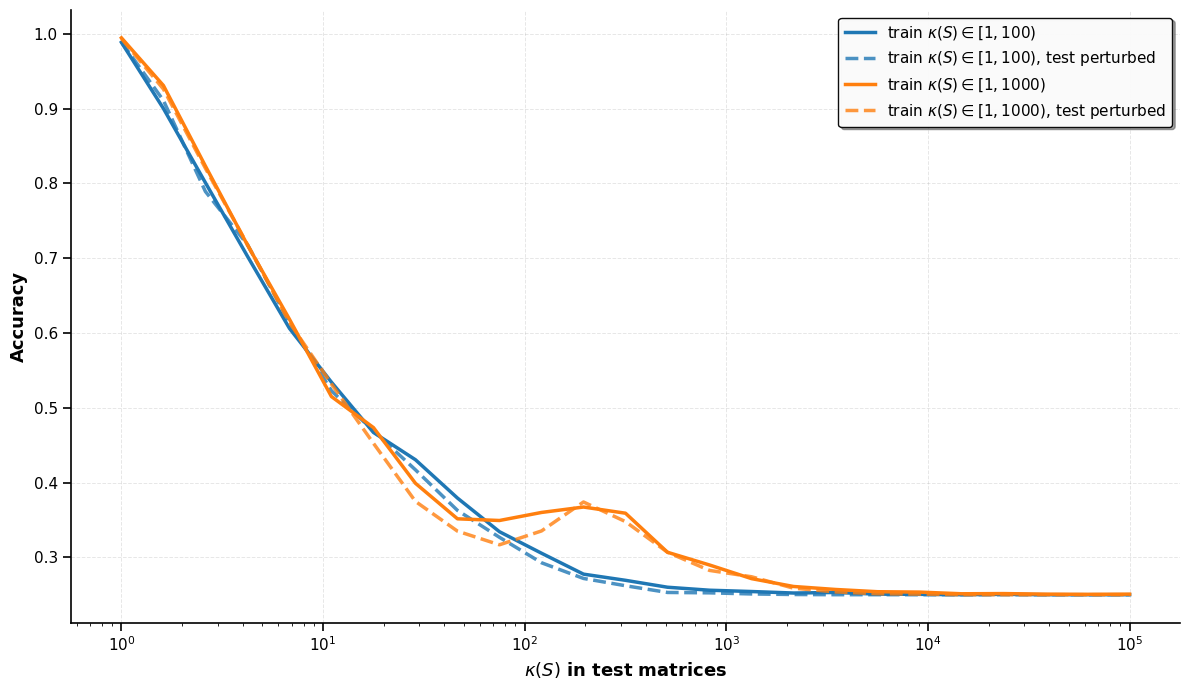
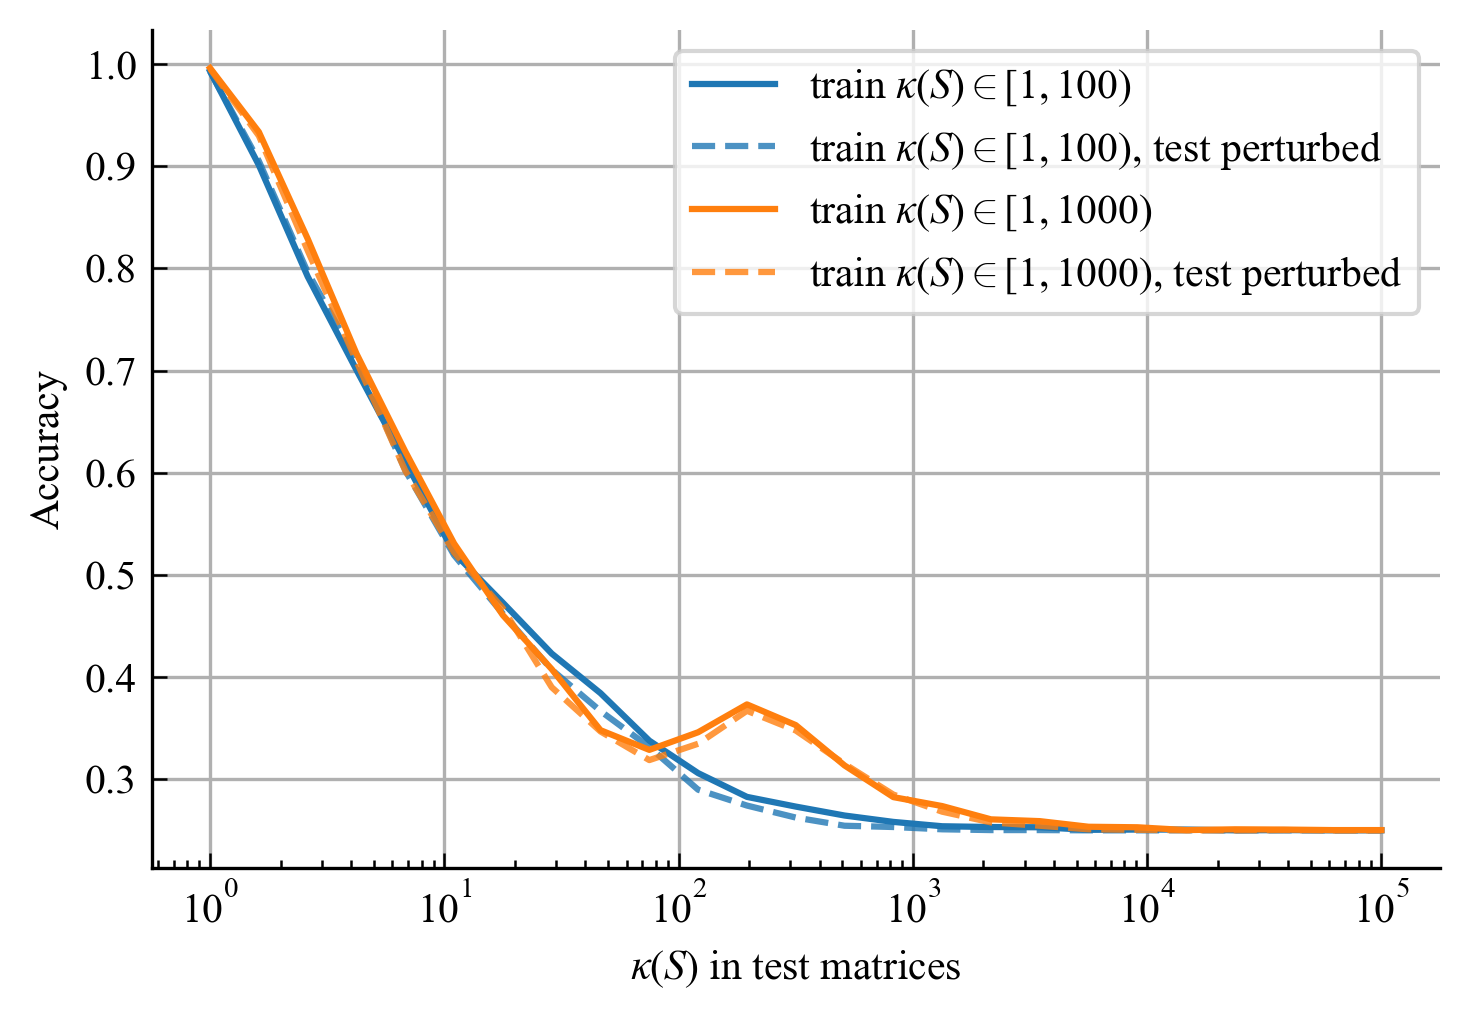
Unified diff of the notebook cell whose output changed from the first chart to the second:
--- before
+++ after
@@ -1,38 +1,40 @@
-fig, ax1 = plt.subplots(figsize=(12, 7))
+fig, ax1 = plt.subplots()
 
 # Plot accuracy lines with enhanced styling
 ax1.plot(list(accuracies.keys()), list(accuracies.values()),
-         label='train $\\kappa(S) \\in [1, 100)$', color='#1f77b4', linewidth=2.5,)
+         label='train $\\kappa(S) \\in [1, 100)$', color='#1f77b4', )
 
 ax1.plot(list(accuracies_eps.keys()), list(accuracies_eps.values()),
-         label='train $\\kappa(S) \\in [1, 100)$, test perturbed', color='#1f77b4', linewidth=2.5, linestyle='--', alpha=0.8)
+         label='train $\\kappa(S) \\in [1, 100)$, test perturbed', color='#1f77b4', linestyle='--', alpha=0.8)
 
 ax1.plot(list(accuracies2.keys()), list(accuracies2.values()),
-         label='train $\\kappa(S) \\in [1, 1000)$', color='#ff7f0e', linewidth=2.5,)
+         label='train $\\kappa(S) \\in [1, 1000)$', color='#ff7f0e')
 
 ax1.plot(list(accuracies_eps2.keys()), list(accuracies_eps2.values()),
-         label='train $\\kappa(S) \\in [1, 1000)$, test perturbed', color='#ff7f0e', linewidth=2.5, linestyle='--', alpha=0.8)
+         label='train $\\kappa(S) \\in [1, 1000)$, test perturbed', color='#ff7f0e', linestyle='--', alpha=0.8)
 
 ax1.set_xscale('log')
-ax1.set_xlabel('$\\kappa(S)$ in test matrices', fontsize=13, fontweight='bold')
-ax1.set_ylabel('Accuracy', fontsize=13, fontweight='bold')
+ax1.set_xlabel('$\\kappa(S)$ in test matrices')
+ax1.set_ylabel('Accuracy')
 
 # Enhanced grid
-ax1.grid(True, alpha=0.3, linestyle='--', linewidth=0.7)
-ax1.set_axisbelow(True)
+ax1.grid(True)
+ax1.legend()
+# ax1.set_axisbelow(True)
 
-# Improve legend
-legend = ax1.legend(loc='best', fontsize=11, framealpha=0.95, edgecolor='black', fancybox=True, shadow=True)
-legend.get_frame().set_linewidth(1)
+# # Improve legend
+# legend = ax1.legend(loc='best', fontsize=11, framealpha=0.95, edgecolor='black', fancybox=True, shadow=True)
+# legend.get_frame().set_linewidth(1)
 
-# Set spine visibility and style
-ax1.spines['top'].set_visible(False)
-ax1.spines['right'].set_visible(False)
-ax1.spines['left'].set_linewidth(1.2)
-ax1.spines['bottom'].set_linewidth(1.2)
+# # Set spine visibility and style
+# ax1.spines['top'].set_visible(False)
+# ax1.spines['right'].set_visible(False)
+# ax1.spines['left'].set_linewidth(1.2)
+# ax1.spines['bottom'].set_linewidth(1.2)
 
-# Improve tick labels
-ax1.tick_params(labelsize=11, width=1.2, length=6)
+# # Improve tick labels
+# ax1.tick_params(labelsize=11, width=1.2, length=6)
 
 plt.tight_layout()
+plt.savefig("latex/images/jordan_4a.pdf")
 plt.show()

Commit: final polishing